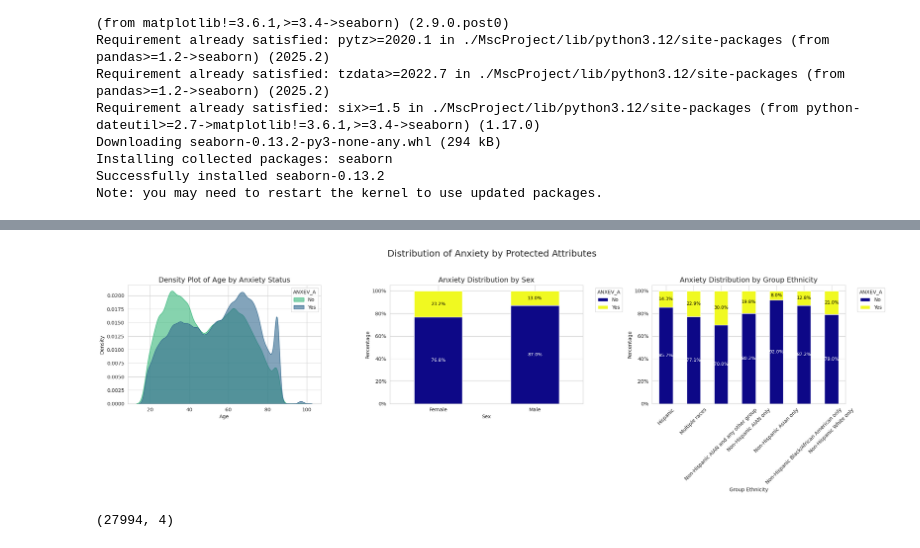
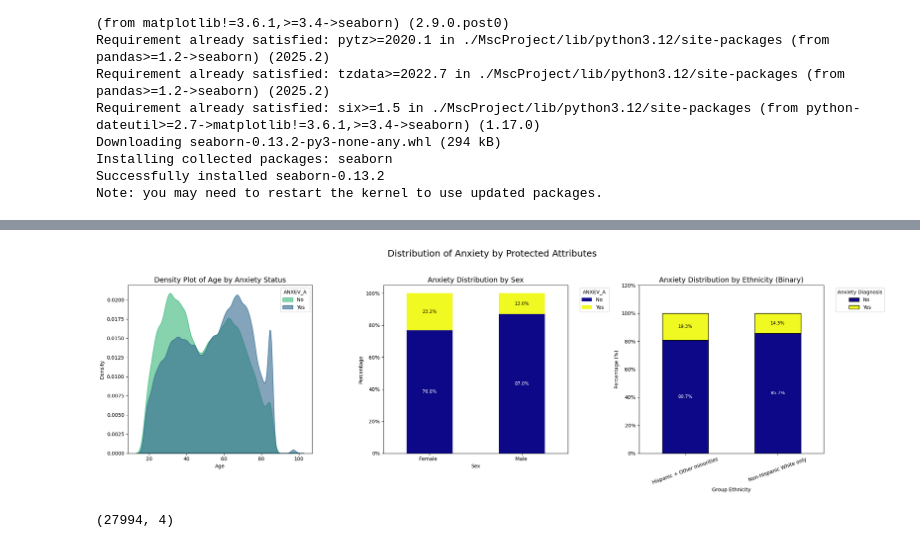
Before and after one commit to marcellypedra/Msc_Applied_Project, a Jupyter notebook: ExploreDataset.ipynb, the cells around one changed output, grey strips where cells are left out. Cells and saved outputs as stored; diff of their text form; code cells hidden in the pictures.

Commit message:
Updated plot graphs for binary ethnic groups

```diff
--- a/ExploreDataset.ipynb
+++ b/ExploreDataset.ipynb
@@ -245,3 +245,16 @@ Downloading seaborn-0.13.2-py3-none-any.whl (294 kB)
 Installing collected packages: seaborn
 Successfully installed seaborn-0.13.2
 Note: you may need to restart the kernel to use updated packages.
+# %%
+import pandas as pd
+import codebook_dictionary as codebook_dict
+
+df = pd.read_csv("nhis2023_cleaned.csv")
+
+if "SEX_A" in df.columns:
+    df["SEX_A"] = df["SEX_A"].map(codebook_dict.SEX_A)
+
+if "ANXEV_A" in df.columns:
+    df["ANXEV_A"] = df["ANXEV_A"].map(codebook_dict.ANXEV_A)
+
+print(df.head())
@@ -260,6 +287,16 @@ def get_text_color(rgb_color):
     r, g, b, _ = rgb_color
     brightness = 0.299*r + 0.587*g + 0.114*b # standard formula for dertemining "light" or "dark" color
     return 'white' if brightness < 0.5 else 'black'
+
+# Use binary ethnicity grouping
+df['HISPALLP_BIN'] = df['HISPALLP_A'].map({
+    1: 1,  # Non-Hispanic White only
+    2: 0, 3: 0, 4: 0, 5: 0, 6: 0, 7: 0  # All others grouped together
+})
+df['HISPALLP_BIN_LABEL'] = df['HISPALLP_BIN'].map({
+    1: "Non-Hispanic White only",
+    0: "Hispanic + Other minorities"
+})
 
 # Create a figure with a subplot for each protected attribute
 fig, axes = plt.subplots(nrows=1, ncols=3, figsize=(22, 7))
@@ -297,46 +334,45 @@ axes[1].set_yticklabels([f'{int(x*100)}%' for x in vals])
 
 # Add text labels on the bars
 for container in axes[1].containers:
-    text_color = 'white' if i == 0 else 'black'
     for bar in container:
         height = bar.get_height()
         if height > 0.01:
             color = get_text_color(bar.get_facecolor())
             axes[1].text(bar.get_x() + bar.get_width() / 2,
                          bar.get_y() + height / 2,
                          f'{height:.1%}',
                          ha='center', va='center', fontsize=9, color=color)
 
 # Stacked Bar Chart for HISPALLP_A & relatioship with ANXEV_A
-contingency_table_hisp = pd.crosstab(df['HISPALLP_A'], df['ANXEV_A'], normalize='index') #ensure the final sum is 100%
-contingency_table_hisp.plot(kind='bar', stacked=True, ax=axes[2], cmap='plasma')
-axes[2].set_title('Anxiety Distribution by Group Ethnicity', fontsize=14)
+contingency_table_hisp = pd.crosstab(df['HISPALLP_BIN_LABEL'], df['ANXEV_A'], normalize='index')
+contingency_table_hisp.plot(kind='bar', stacked=True, ax=axes[2], cmap='plasma', edgecolor="black")
+
+axes[2].set_title('Anxiety Distribution by Ethnicity (Binary)', fontsize=14)
 axes[2].set_xlabel('Group Ethnicity')
-axes[2].set_ylabel('Percentage')
-axes[2].legend(title='ANXEV_A', labels=df['ANXEV_A'].unique(), bbox_to_anchor=(1.05, 1), loc='upper left')
-axes[2].tick_params(axis='x', rotation=45) # rotation of labels for fit all in x axis
+axes[2].set_ylabel('Percentage (%)')
+axes[2].legend(title='Anxiety Diagnosis', labels=['No', 'Yes'], bbox_to_anchor=(1.05, 1), loc='upper left')
+axes[2].tick_params(axis='x', rotation=20)
 
 # Format y-axis ticks to show percentages
-vals = axes[2].get_yticks()
-axes[2].set_yticklabels([f'{int(x*100)}%' for x in vals])
+axes[2].set_yticks(axes[2].get_yticks())
+axes[2].set_yticklabels([f'{int(x*100)}%' for x in axes[2].get_yticks()])
 
 # Add text labels on the bars
 for container in axes[2].containers:
-    text_color = 'white' if i == 0 else 'black'
     for bar in container:
         height = bar.get_height()
         if height > 0.01:
             color = get_text_color(bar.get_facecolor())
             axes[2].text(bar.get_x() + bar.get_width() / 2,
                          bar.get_y() + height / 2,
                          f'{height:.1%}',
                          ha='center', va='center', fontsize=9, color=color)
 
 #adjust of display
 plt.tight_layout(rect=[0, 0, 1, 0.95])
 plt.show()
 # %% [output]
-[figure, old version]
+[figure, new version]
 # %%
 #--RE-SELECTING CHOSEN FEATURES AND CONFIRMING DATA UNIFORMIZATION--#
 # %%
```
Also changed, not shown: parts of 1 cell of this notebook, 1 other file.
